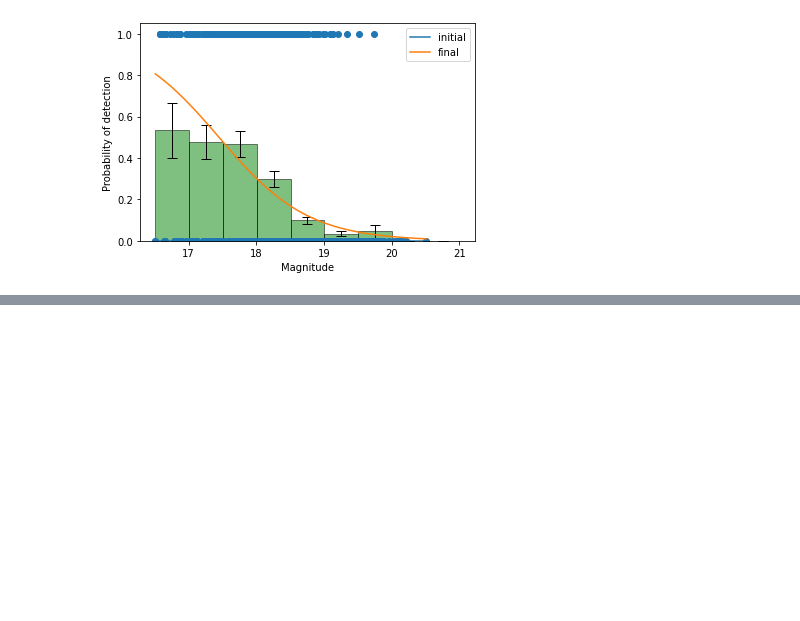
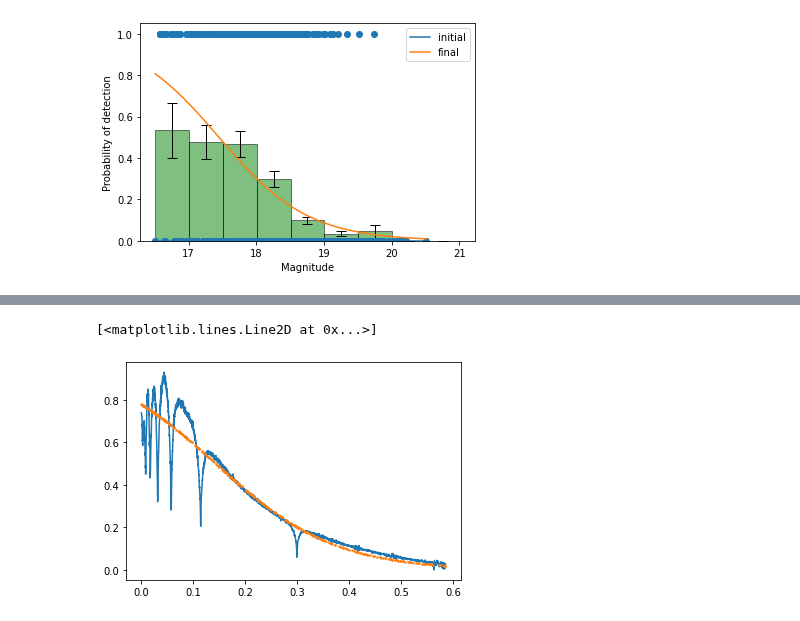
Before and after one commit to raphhbw/WAKE_workshops, a Jupyter notebook: machine_learning/session_01/s1_linearmodelstoml_full.ipynb, the cells around one changed output, grey strips where cells are left out. Saved outputs shown, nothing was run; the diff lists cells and outputs as text; code cells hidden in the pictures; blank space fills up the shorter version.

```diff
--- a/machine_learning/session_01/s1_linearmodelstoml_full.ipynb
+++ b/machine_learning/session_01/s1_linearmodelstoml_full.ipynb
@@ -639,0 +551,8 @@ plt.plot(x_plot, y_pred)
+# %%
+nn_weight_init_key = jax.random.PRNGKey(42)
+def init_weight_layer(arr_size, rng_key, norm=1e-2):
+    weight_key, bias_key = jax.random.split(rng_key)
+    return norm * jax.random.normal(weight_key, arr_size), norm * jax.random.normal(weight_key, (arr_size[-1], ))
+
+layer_specifications = [1, 32, 1]
+layer_keys = jax.random.split(nn_weight_init_key, len(layer_specifications))
@@ -639,0 +617,8 @@ plt.plot(x_plot, y_pred)
+# %%
+test_pred = batched_predict(params, wave_test)
+# %%
+plt.scatter(wave_test, test_pred.flatten(), c='C1', s=2, zorder=20)
+plt.plot(wave, flux)
+# %% [output]
+[<matplotlib.lines.Line2D at 0x...>]
+[figure, added]
```
Also changed, not shown: parts of 24 cells of this notebook.
